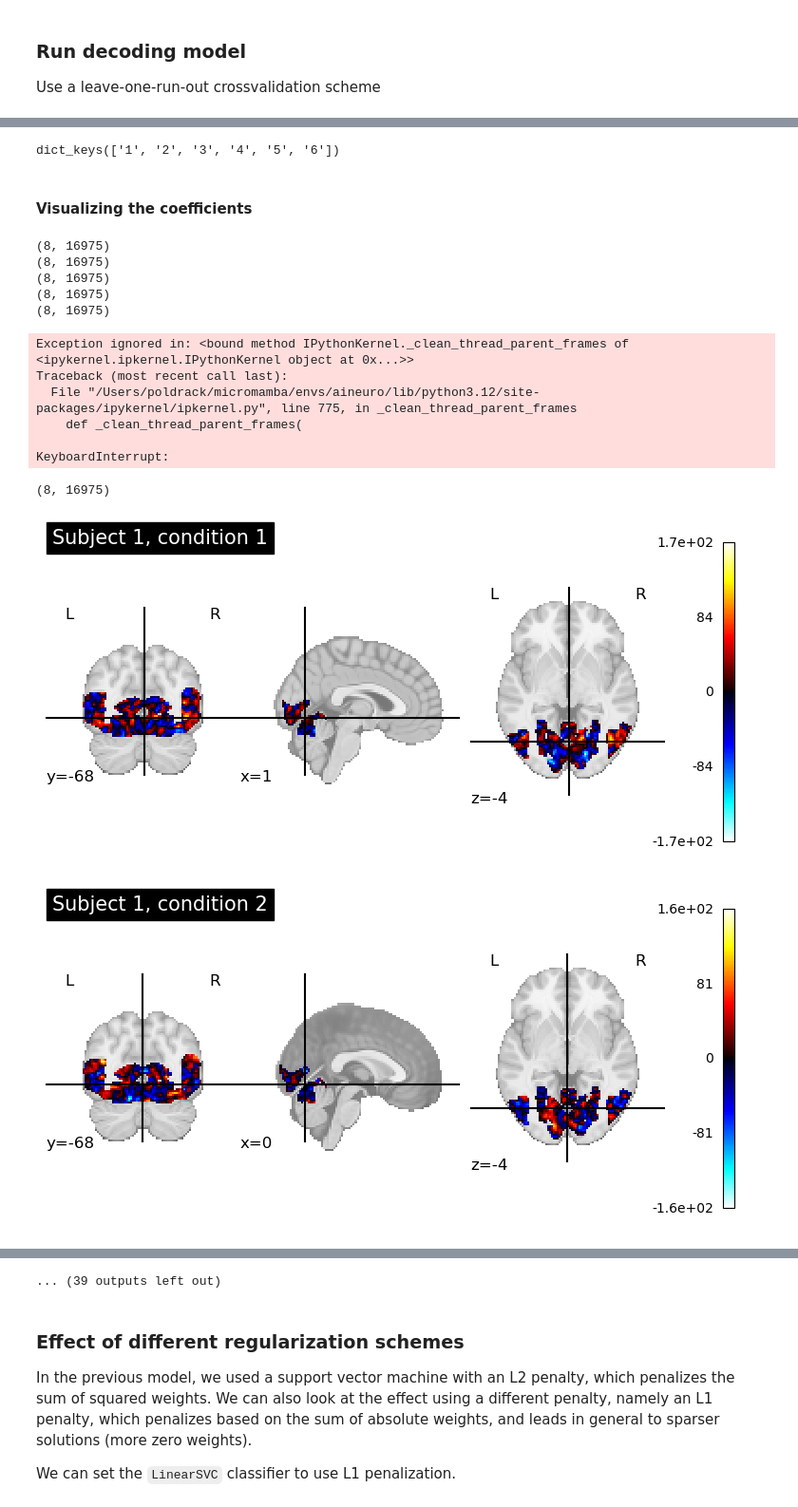
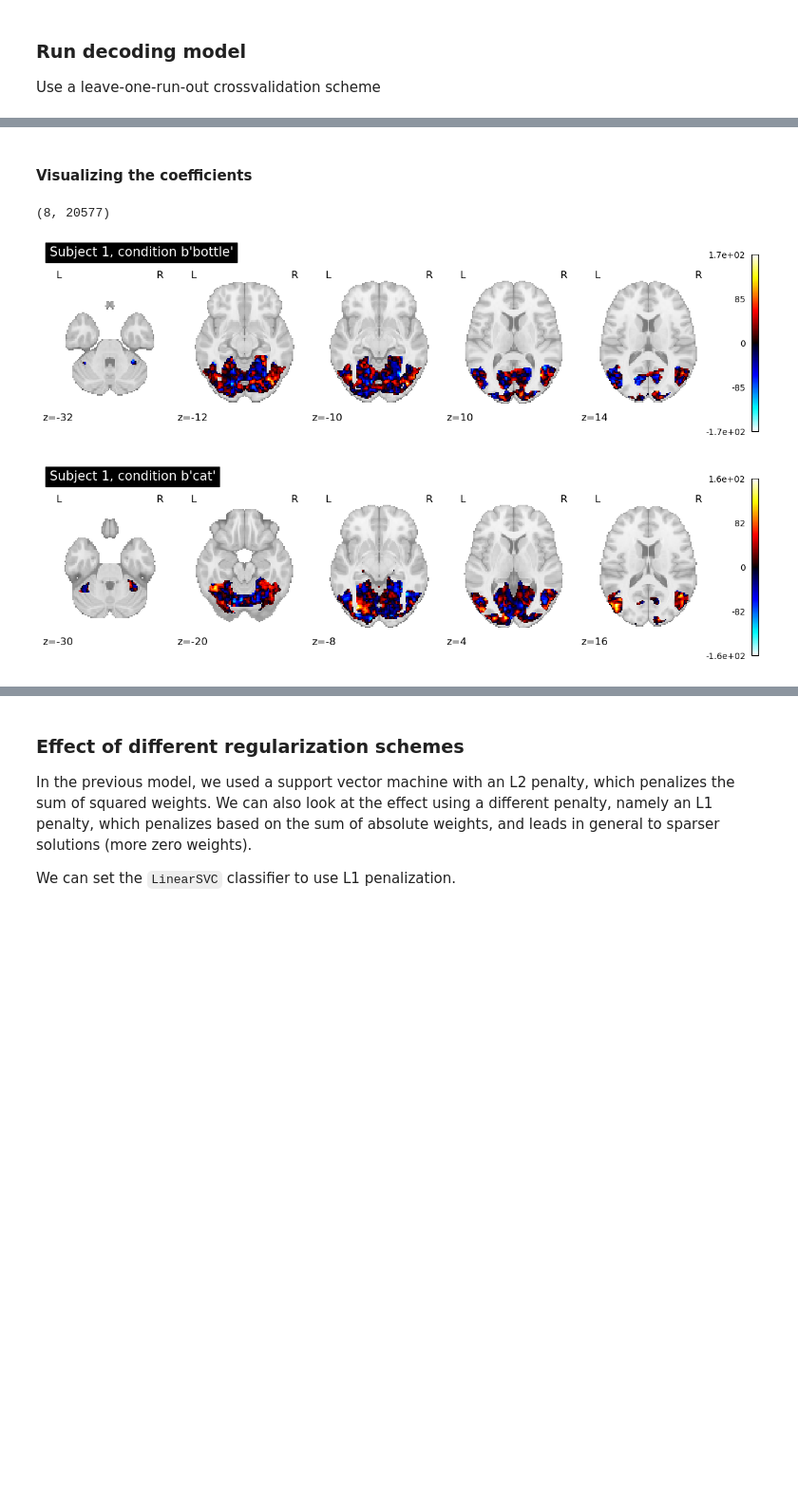
Before and after one commit to poldrack/AI_in_CogNeuro, a Jupyter notebook: notebooks/decoding.ipynb, the cells around one changed output, grey strips where cells are left out. Shown at 95% size. Saved outputs shown, nothing was run; the diff lists cells and outputs as text; code cells hidden in the pictures; blank space fills up the shorter version.

```diff
--- a/notebooks/decoding.ipynb
+++ b/notebooks/decoding.ipynb
@@ -267,36 +311,22 @@ ModuleNotFoundError: pa.Table requires 'pyarrow' module to be installed
-# %%
-all_data.keys()
-# %% [output]
-dict_keys(['1', '2', '3', '4', '5', '6'])
 # %% [markdown]
 #### Visualizing the coefficients
 # %%
 
-def visualize_coefs(coefs):
+def visualize_coefs(coefs, conditions):
     mask_img = get_difumo_mask()
     masker = NiftiMasker(mask_img)
     masker.fit()
 
     # plot the mean coefficients
     for subject in range(1, 2):
         print(coefs[subject].shape)
         coef_img = masker.inverse_transform(coefs[subject])
-        for condition in range(coefs[subject].shape[0]):
-            nilearn.plotting.plot_stat_map(coef_img.slicer[..., condition], title=f'Subject {subject}, condition {condition+1}')
+        for c in range(coefs[subject].shape[0]):
+            nilearn.plotting.plot_stat_map(coef_img.slicer[..., c], display_mode='z', cut_coords=5,
+                                           title=f'Subject {subject}, condition {conditions[c]}')
 
-visualize_coefs(coefs)
+visualize_coefs(coefs, conditions)
 # %% [output]
-(8, 16975)
-(8, 16975)
-(8, 16975)
-(8, 16975)
-(8, 16975)
+(8, 20577)
-Exception ignored in: <bound method IPythonKernel._clean_thread_parent_frames of <ipykernel.ipkernel.IPythonKernel object at 0x...>>
-Traceback (most recent call last):
-  File "/Users/poldrack/micromamba/envs/aineuro/lib/python3.12/site-packages/ipykernel/ipkernel.py", line 775, in _clean_thread_parent_frames
-    def _clean_thread_parent_frames(
-
-KeyboardInterrupt:
-(8, 16975)
-[figure, old version]
+[figure, new version]
-[figure, old version]
+[figure, new version]
@@ -310,4 +339,3 @@ KeyboardInterrupt:
-... (39 outputs left out)
 # %% [markdown]
 ### Effect of different regularization schemes
 
```
Also changed, not shown: parts of 9 cells of this notebook.
